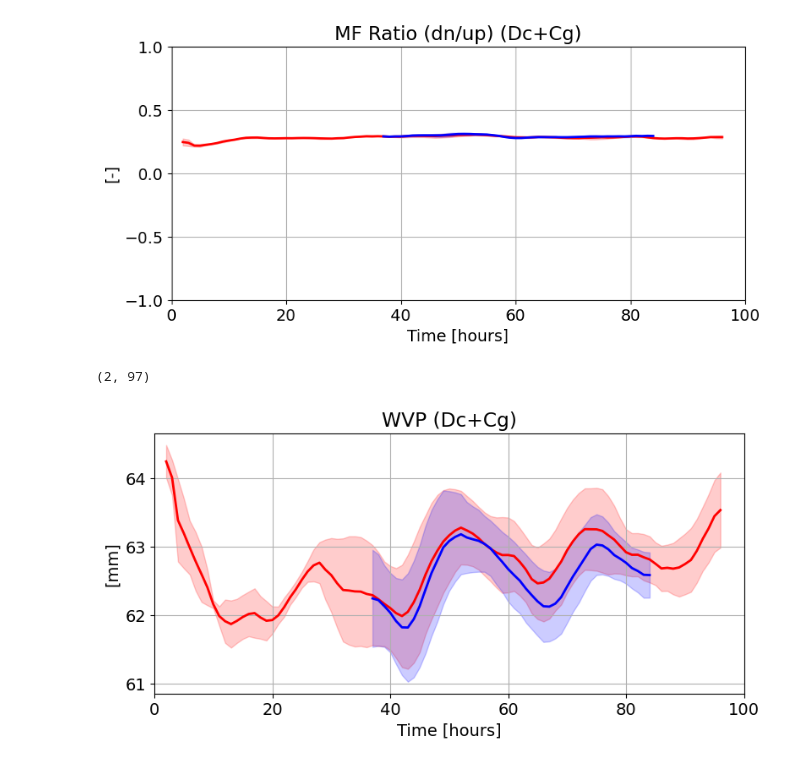
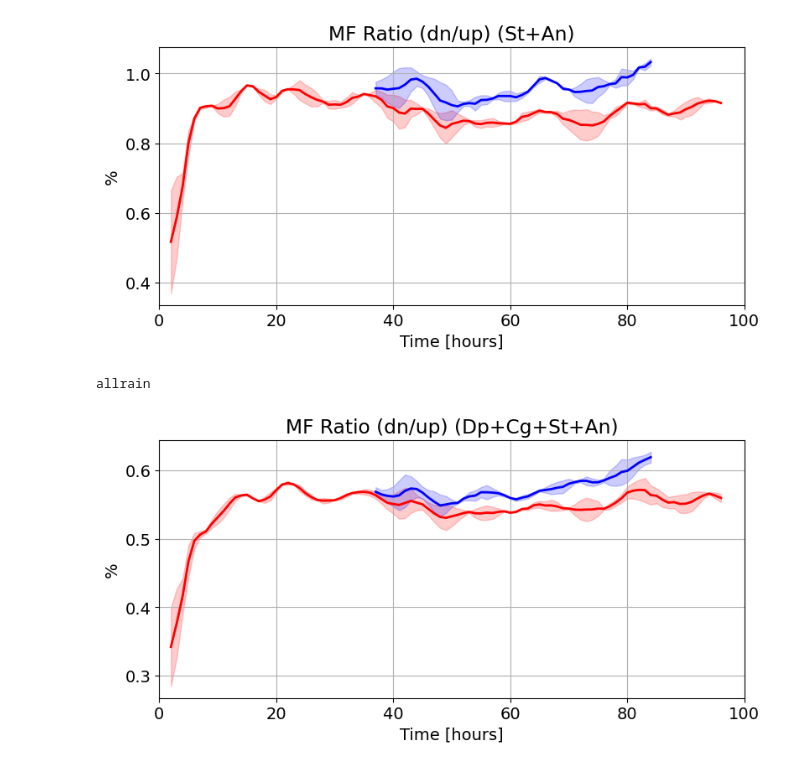
Before and after one commit to jhruppert/jhr-wrf-python, a Jupyter notebook: time_series_misc.ipynb, the cells around one changed output. Saved outputs shown, nothing was run; the diff lists cells and outputs as text; code cells hidden in the pictures.

```diff
--- a/time_series_misc.ipynb
+++ b/time_series_misc.ipynb
@@ -236,7 +290,9 @@ def krain_conditions(strat, var_stack):
 
 # Time index set based on TEST 0 (e.g., CTL)
 
-var_sav = np.ma.masked_all((ntest,nmem,nrain,nvar-1,nt[0]))
+nvar = len(var_names)
+# var_sav = np.ma.masked_all((ntest,nmem,ncond,nvar-1,nt[0]))
+var_sav = np.full((ntest,nmem,ncond,nvar-1,nt[0]), np.nan, dtype=np.float64)
 
 #### Main loops
 
@@ -248,19 +304,21 @@ for itest in range(ntest):
     print()
 
     for imemb in range(nmem):
-    # for imemb in range(2):
+    # for imemb in range(1):
 
         print('Running imemb: ',memb_all[imemb])
         datdir = main+storm+'/'+memb_all[imemb]+'/'+tests[itest]+'/post/d02/'
 
-        # Read in vars
+        # Read all vars into a list
         var_list = read_all_vars(var_names)
 
-        # Average over conditions
+        # Combine vars using np.stack, keeping strat separate (only using it for conditional averaging)
+        strat = var_list[0]
+        # var_stack = np.ma.stack(var_list[1:], axis=0)
+        var_stack = np.stack(var_list[1:], axis=0)
 
-        strat = var_list[0]
-        var_stack = np.ma.stack(var_list[1:], axis=0)
-        var_avg = krain_conditions(strat, var_stack)
+        # Conduct conditional averaging / weighted averaging
+        var_avg = conditional_avg(strat, var_stack)
 
         # Save averaged results
 
@@ -302,33 +357,39 @@ matplotlib.rc('font', **font)
 
 var_filled = np.ma.filled(var_sav_plot, fill_value=np.nan)
 
-for krain in range(nrain):
-# for krain in range(1):
+for ivar in range(nvars_plot):
+# for ivar in range(1,2):
 
-    fig_extra=krain_label[krain]
-    raintag=krain_title[krain]
+    var0_ivar = var_filled[0, :, :, ivar, :]
+    var1_ivar = var_filled[1, :, :, ivar, :]
 
-    var0_krain = var_filled[0, :, krain, ...]
-    var1_krain = var_filled[1, :, krain, ...]
+    figtag = var_names_plot[ivar]
+    print(figtag)
 
-    for ivar in range(nvars_plot):
-    # for ivar in range(1,2):
-        print(var0.shape)
+    for icond in range(ncond):
+    # for krain in range(1):
 
-        var0 = np.copy(var0_krain[:, ivar, ...])
-        var1 = np.copy(var1_krain[:, ivar, ...])
+        fig_extra=condavg_label[icond]
+        condtag=condavg_title[icond]
+        print(fig_extra)
 
-        figtag = var_names_plot[ivar]
+        var0 = np.copy(var0_ivar[:, icond, :])
+        var1 = np.copy(var1_ivar[:, icond, :])
 
         if figtag == 'mf_ratio':
             title_tag = 'MF Ratio (dn/up)'
-            ylabel = '[-]'
-            if (krain_label[krain] == 'upward') or (krain_label[krain] == 'downward'):
+            ylabel = '%'
+            if (condavg_label[icond] == 'upward') or (condavg_label[icond] == 'downward'):
                 continue
         elif figtag == 'pw':
             title_tag = 'WVP'
-            ylabel = '[mm]'
-        # elif ivar == 1:
+            ylabel = 'mm'
+        elif figtag == 'vadv_mse':
+            title_tag = 'VADV($h$)'
+            ylabel = 'J/m$^2$/s'
+        elif figtag == 'satfrac':
+            title_tag = 'Saturation Fraction'
+            ylabel = '%'
 
     #----------------------------------------------------------------
 
@@ -345,18 +406,18 @@ for krain in range(nrain):
         ax = fig.add_subplot(111)
 
         # ax.set_title(title_tag+' ('+storm.capitalize()+'; '+raintag+')')#, fontsize=20)
-        ax.set_title(title_tag+' ('+raintag+')')#, fontsize=20)
+        ax.set_title(title_tag+' ('+condtag+')')#, fontsize=20)
         ax.set_ylabel(ylabel)
         ax.set_xlabel('Time [hours]')
 
-        if (ivar == 0):
-            plt.ylim([-1,1])
-            # if (krain ==2):
-            #     plt.ylim([-1.5,-.5])
-            # else:
-            #     plt.ylim([-.5,.5])
-        if (ivar == 5):
-            if (krain == 2): plt.ylim([-50,50])
+        # if (ivar == 0):
+        #     plt.ylim([-1,1])
+        #     # if (krain ==2):
+        #     #     plt.ylim([-1.5,-.5])
+        #     # else:
+        #     #     plt.ylim([-.5,.5])
+        # if (ivar == 5):
+        #     if (kplot == 2): plt.ylim([-50,50])
 
         # t_range=[30,80]
         t_range=[0,100]
@@ -406,3 +468,3 @@ for krain in range(nrain):
-[figure, old version]
+[figure, new version]
-(2, 97)
+allrain
-[figure, old version]
+[figure, new version]
```
Also changed, not shown: parts of 9 cells of this notebook, 3 other files.
